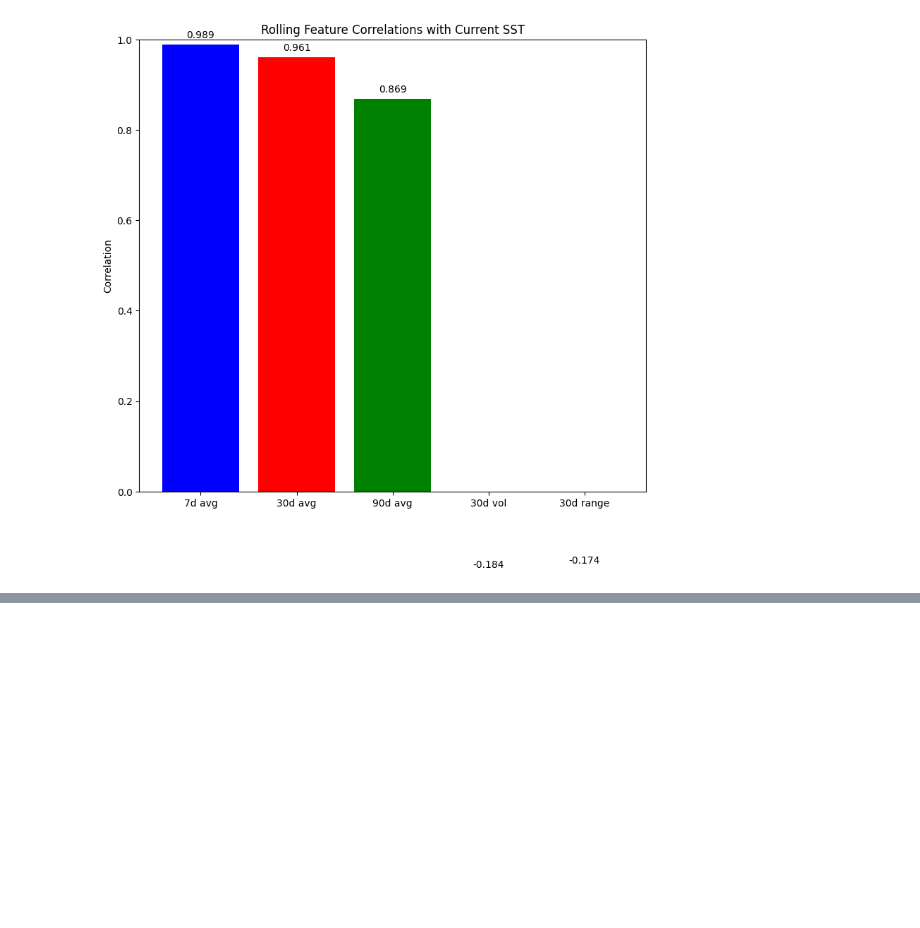
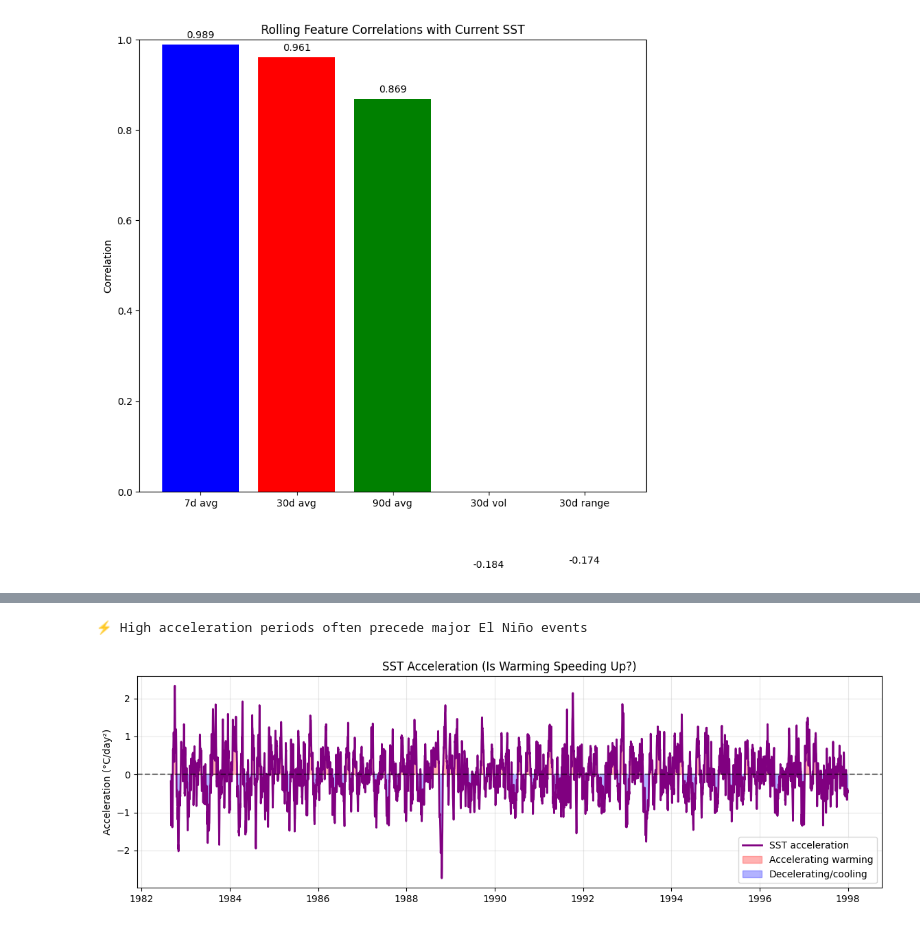
Before and after one commit to DHANA5982/Prediction-of-El-Nino-Events, a Jupyter notebook: notebooks/02_EDA.ipynb, the cells around one changed output, grey strips where cells are left out. Cells and saved outputs as stored; diff of their text form; code cells hidden in the pictures; blank space fills up the shorter version.

```diff
--- a/notebooks/02_EDA.ipynb
+++ b/notebooks/02_EDA.ipynb
@@ -264,0 +396,21 @@ print("• 30-day features balance smoothness vs responsiveness")
+# %%
+# Plot 3: Acceleration Patterns
+
+plt.figure(figsize=(14, 4))
+plt.plot(df_plot.index, df_plot['sst_acceleration'], color='purple', linewidth=2, label='SST acceleration')
+plt.fill_between(df_plot.index, 0, df_plot['sst_acceleration'],
+                 where=(df_plot['sst_acceleration'] > 0), color='red', alpha=0.3, label='Accelerating warming')
+plt.fill_between(df_plot.index, 0, df_plot['sst_acceleration'],
+                 where=(df_plot['sst_acceleration'] < 0), color='blue', alpha=0.3, label='Decelerating/cooling')
+
+plt.title('SST Acceleration (Is Warming Speeding Up?)')
+plt.ylabel('Acceleration (°C/day²)')
+plt.axhline(y=0, color='black', linestyle='--', alpha=0.5)
+plt.legend()
+plt.grid(True, alpha=0.3)
+plt.savefig('D:/GitHub/Prediction of El-Nino Events/output/plots/sst_acceleration.png')
+
+print("⚡ High acceleration periods often precede major El Niño events")
+# %% [output]
+⚡ High acceleration periods often precede major El Niño events
+[figure, added]
```
Also changed, not shown: parts of 28 cells of this notebook.
